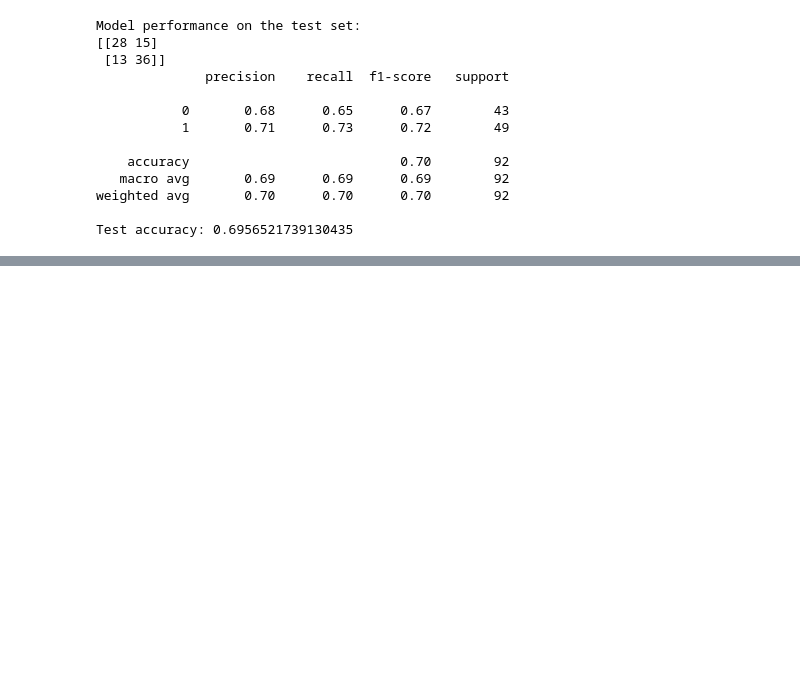
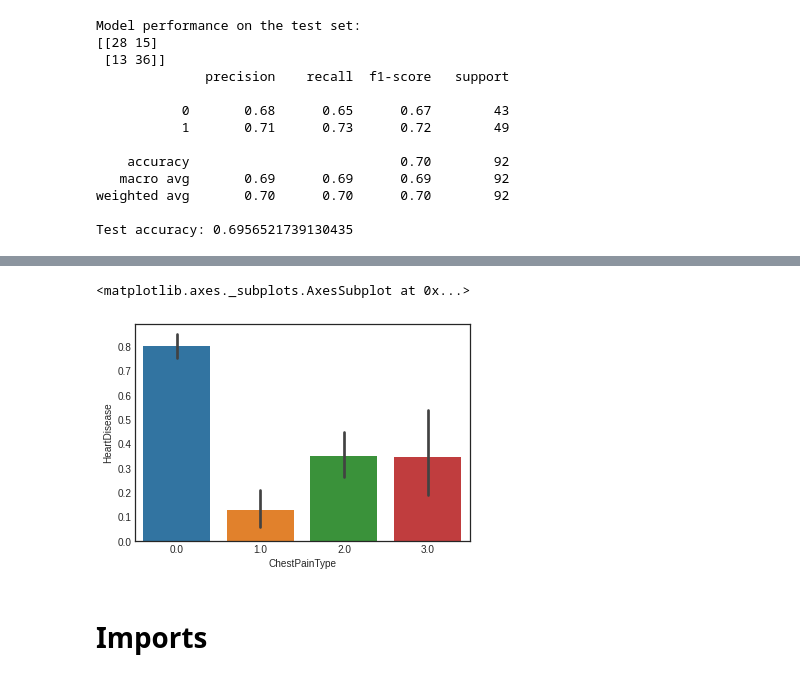
Before and after one commit to sarahnolan15/APA-Project-, a Jupyter notebook: APA_Project.ipynb, the cells around one changed output, grey strips where cells are left out. Drawn from its saved outputs; the diff is of its cells as text; code cells hidden in the pictures; blank space fills up the shorter version.

```diff
--- a/APA_Project.ipynb
+++ b/APA_Project.ipynb
@@ -349,0 +404,7 @@ Test accuracy: 0.6956521739130435
+# %%
+sns.barplot(df["ChestPainType"],y_test)
+# %% [output]
+<matplotlib.axes._subplots.AxesSubplot at 0x...>
+[figure, added]
+# %% [markdown]
+# Imports
```
Also changed, not shown: parts of 172 cells of this notebook.
